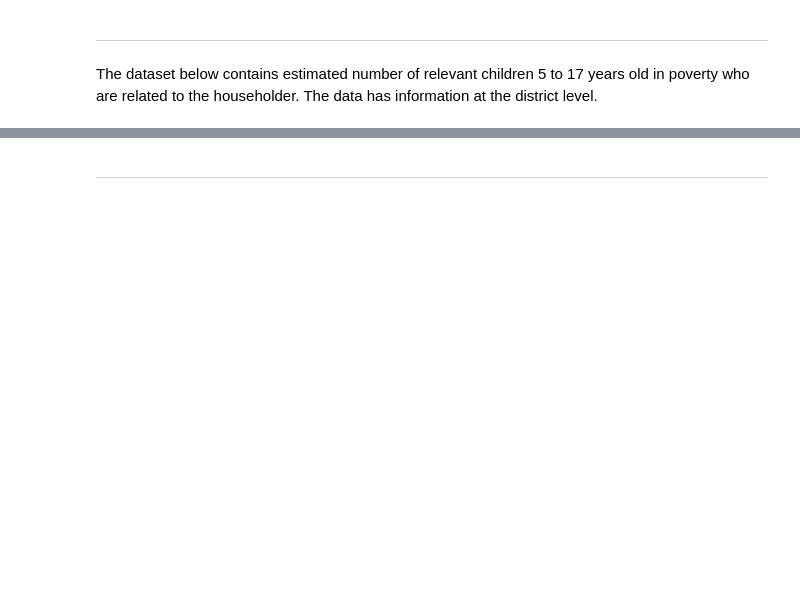
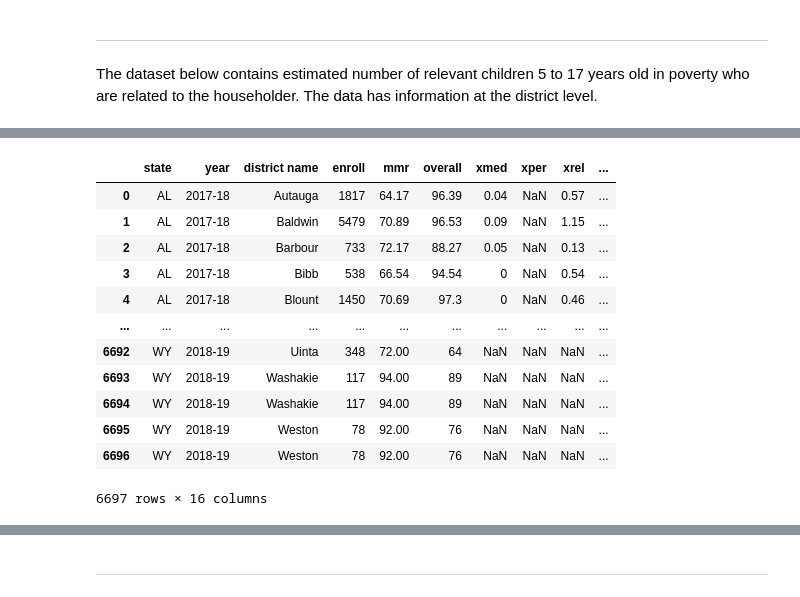
Before and after one commit to gabriellewald/springboard-coursework, a Jupyter notebook: vaccination_project/Capstone2_vaccination_project.ipynb, the cells around one changed output, grey strips where cells are left out. Drawn from its saved outputs; the diff is of its cells as text; code cells hidden in the pictures; blank space fills up the shorter version.

Commit message:
Data wrangling added poverty and high school graduation rate

```diff
--- a/vaccination_project/Capstone2_vaccination_project.ipynb
+++ b/vaccination_project/Capstone2_vaccination_project.ipynb
@@ -164,5 +167,5 @@ new_header = poverty_df.iloc[0] #grab the first row for the header
 poverty_df = poverty_df[1:] #take the data less the header row
 poverty_df.columns = new_header #set the header row as the df header
 # %%
-poverty_df['matches'] = poverty_df.apply(lambda x: any(county in x['Name'].lower() for county in counties_for_state[x['State Postal Code']]), axis=1)
-poverty_df[poverty_df['matches'] == True]
+#poverty_df['matches'] = poverty_df.apply(lambda x: any(county in x['Name'].lower() for county in counties_for_state[x['State Postal Code']]), axis=1)
+#poverty_df = poverty_df[poverty_df['matches'] == True]
@@ -182,0 +172,27 @@ poverty_df[poverty_df['matches'] == True]
+# %%
+def normalized_name(state_postal_code, name):
+    county = None
+    for county in counties_for_state[state_postal_code]:
+        if county.lower() in name.lower():
+            return county
+    return None
+
+poverty_df['district name'] = poverty_df.apply(lambda x: normalized_name(x['State Postal Code'], x['Name']), axis=1)
+poverty_df_clean = poverty_df[poverty_df['district name'].notna()]
+# %%
+merge_df = pd.merge(vaccine_df, poverty_df_clean, on='district name', how='inner')
+merge_df
+# %% [output]
+|  | state | year | district name | enroll | mmr | overall | xmed | xper | xrel | ... |
+| 0 | AL | 2017-18 | Autauga | 1817 | 64.17 | 96.39 | 0.04 | NaN | 0.57 | ... |
+| 1 | AL | 2017-18 | Baldwin | 5479 | 70.89 | 96.53 | 0.09 | NaN | 1.15 | ... |
+| 2 | AL | 2017-18 | Barbour | 733 | 72.17 | 88.27 | 0.05 | NaN | 0.13 | ... |
+| 3 | AL | 2017-18 | Bibb | 538 | 66.54 | 94.54 | 0 | NaN | 0.54 | ... |
+| 4 | AL | 2017-18 | Blount | 1450 | 70.69 | 97.3 | 0 | NaN | 0.46 | ... |
+| ... | ... | ... | ... | ... | ... | ... | ... | ... | ... | ... |
+| 6692 | WY | 2018-19 | Uinta | 348 | 72.00 | 64 | NaN | NaN | NaN | ... |
+| 6693 | WY | 2018-19 | Washakie | 117 | 94.00 | 89 | NaN | NaN | NaN | ... |
+| 6694 | WY | 2018-19 | Washakie | 117 | 94.00 | 89 | NaN | NaN | NaN | ... |
+| 6695 | WY | 2018-19 | Weston | 78 | 92.00 | 76 | NaN | NaN | NaN | ... |
+| 6696 | WY | 2018-19 | Weston | 78 | 92.00 | 76 | NaN | NaN | NaN | ... |
+6697 rows × 16 columns
```
Also changed, not shown: parts of 10 cells of this notebook.
